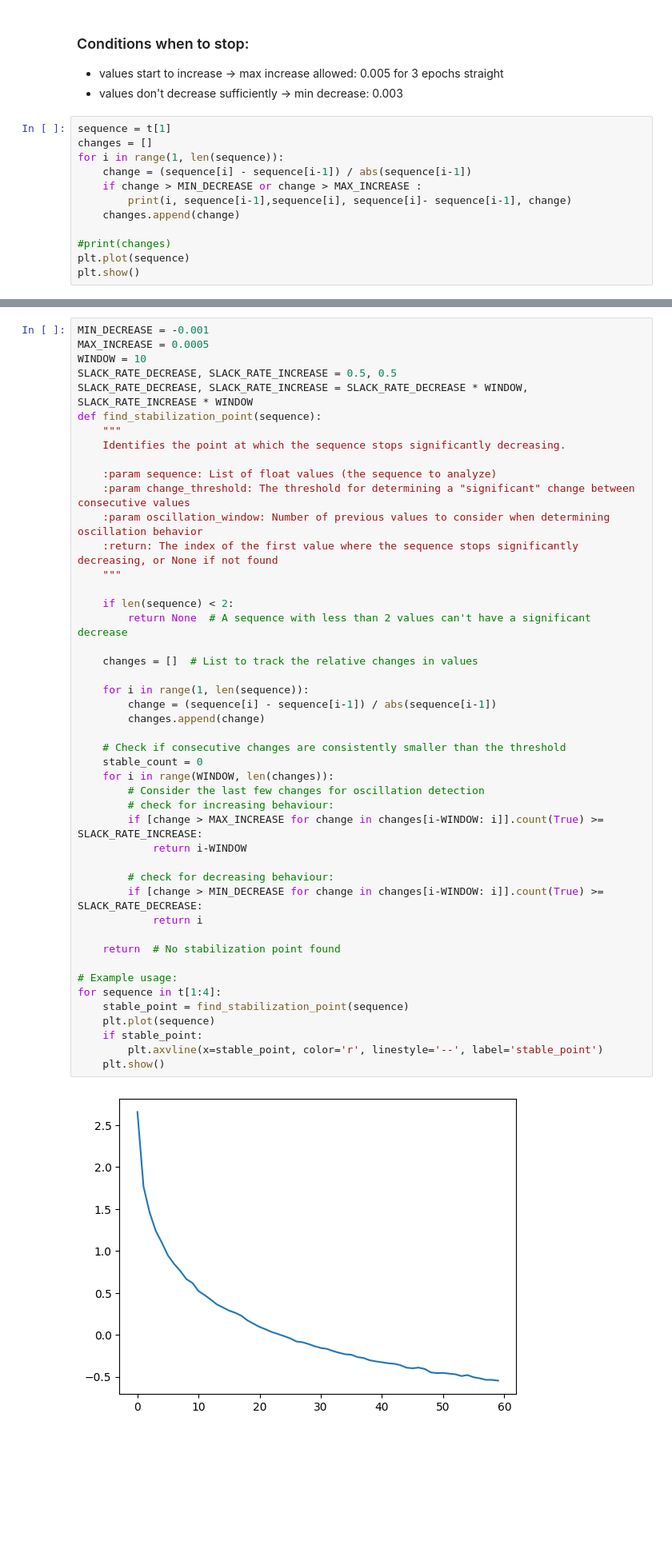
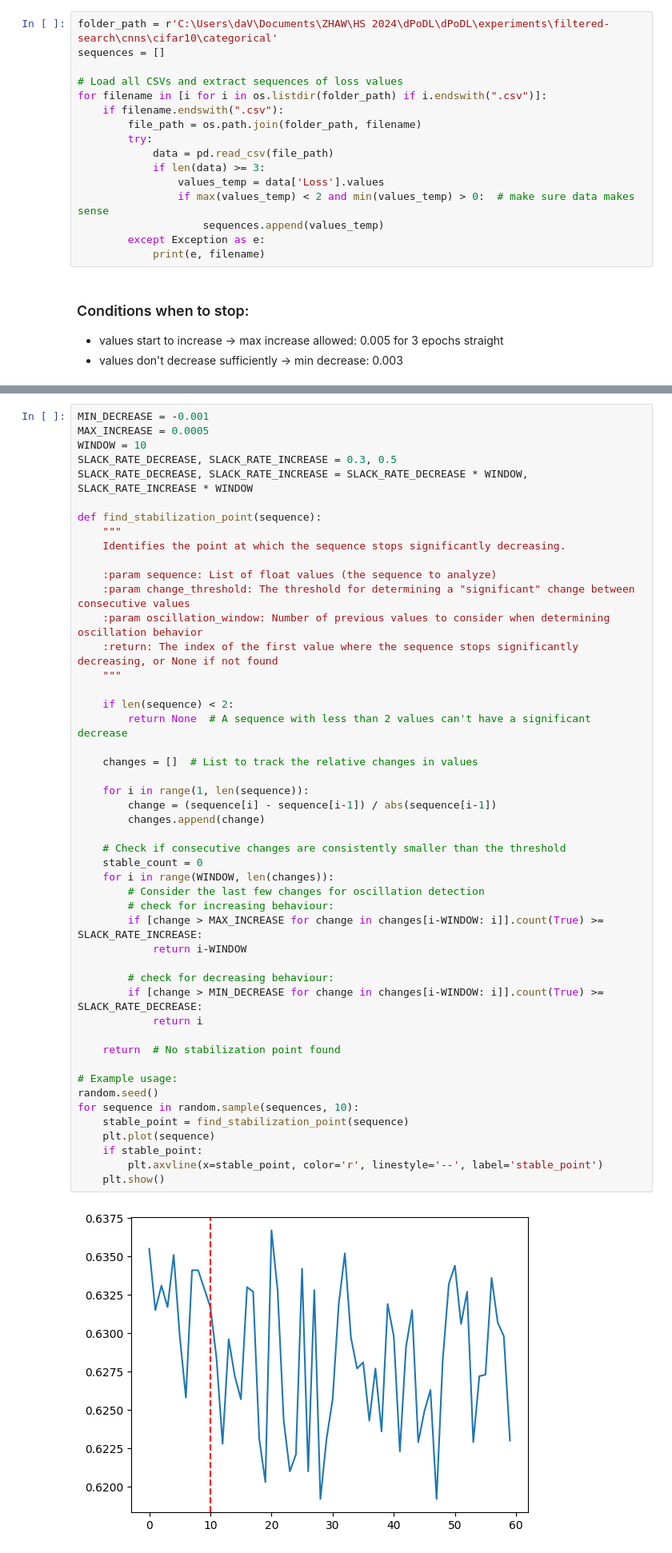
Before and after one commit to vincent-stadler/dPoDL, a Jupyter notebook: experiments/training/find-stabilization-point.ipynb, the cells around one changed output, grey strips where cells are left out. Shown: that part at 80% size. Saved outputs shown, nothing was run; the diff lists cells and outputs as text; blank space fills up the shorter version.

Commit message:
commit to make sure everything online

```diff
--- a/experiments/training/find-stabilization-point.ipynb
+++ b/experiments/training/find-stabilization-point.ipynb
@@ -23,16 +7,20 @@ for ix,s in enumerate(t):
+# %%
+folder_path = r'C:\Users\daV\Documents\ZHAW\HS 2024\dPoDL\dPoDL\experiments\filtered-search\cnns\cifar10\categorical'
+sequences = []
+
+# Load all CSVs and extract sequences of loss values
+for filename in [i for i in os.listdir(folder_path) if i.endswith(".csv")]:
+    if filename.endswith(".csv"):
+        file_path = os.path.join(folder_path, filename)
+        try:
+            data = pd.read_csv(file_path)
+            if len(data) >= 3:
+                values_temp = data['Loss'].values
+                if max(values_temp) < 2 and min(values_temp) > 0:  # make sure data makes sense
+                    sequences.append(values_temp)
+        except Exception as e:
+            print(e, filename)
 # %% [markdown]
 ### Conditions when to stop:
 - values start to increase -> max increase allowed: 0.005 for 3 epochs straight
 - values don't decrease sufficiently -> min decrease: 0.003
-# %%
-sequence = t[1]
-changes = []
-for i in range(1, len(sequence)):
-    change = (sequence[i] - sequence[i-1]) / abs(sequence[i-1])
-    if change > MIN_DECREASE or change > MAX_INCREASE :
-        print(i, sequence[i-1],sequence[i], sequence[i]- sequence[i-1], change)
-    changes.append(change)
-
-#print(changes)
-plt.plot(sequence)
-plt.show()
@@ -45,8 +28,9 @@ plt.show()
 MIN_DECREASE = -0.001
 MAX_INCREASE = 0.0005
 WINDOW = 10
-SLACK_RATE_DECREASE, SLACK_RATE_INCREASE = 0.5, 0.5
+SLACK_RATE_DECREASE, SLACK_RATE_INCREASE = 0.3, 0.5
 SLACK_RATE_DECREASE, SLACK_RATE_INCREASE = SLACK_RATE_DECREASE * WINDOW, SLACK_RATE_INCREASE * WINDOW
+
 def find_stabilization_point(sequence):
     """
     Identifies the point at which the sequence stops significantly decreasing.
@@ -60,32 +44,33 @@ def find_stabilization_point(sequence):
     if len(sequence) < 2:
         return None  # A sequence with less than 2 values can't have a significant decrease
 
     changes = []  # List to track the relative changes in values
 
     for i in range(1, len(sequence)):
         change = (sequence[i] - sequence[i-1]) / abs(sequence[i-1])
         changes.append(change)
 
     # Check if consecutive changes are consistently smaller than the threshold
     stable_count = 0
     for i in range(WINDOW, len(changes)):
         # Consider the last few changes for oscillation detection
         # check for increasing behaviour:
         if [change > MAX_INCREASE for change in changes[i-WINDOW: i]].count(True) >= SLACK_RATE_INCREASE:
             return i-WINDOW
 
         # check for decreasing behaviour:
         if [change > MIN_DECREASE for change in changes[i-WINDOW: i]].count(True) >= SLACK_RATE_DECREASE:
             return i
 
     return  # No stabilization point found
 
 # Example usage:
-for sequence in t[1:4]:
+random.seed()
+for sequence in random.sample(sequences, 10):
     stable_point = find_stabilization_point(sequence)
     plt.plot(sequence)
     if stable_point:
         plt.axvline(x=stable_point, color='r', linestyle='--', label='stable_point')
     plt.show()
 # %% [output]
-[figure, old version]
+[figure, new version]
```
Also changed, not shown: parts of 6 cells of this notebook, 1 other file.
